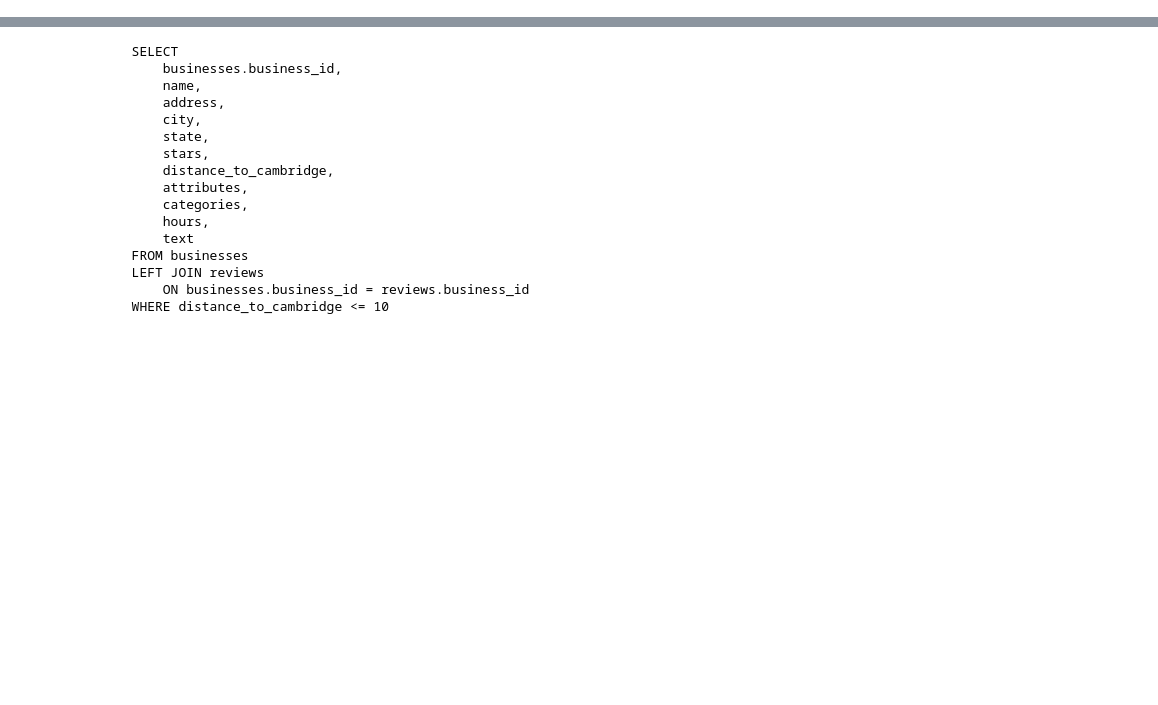
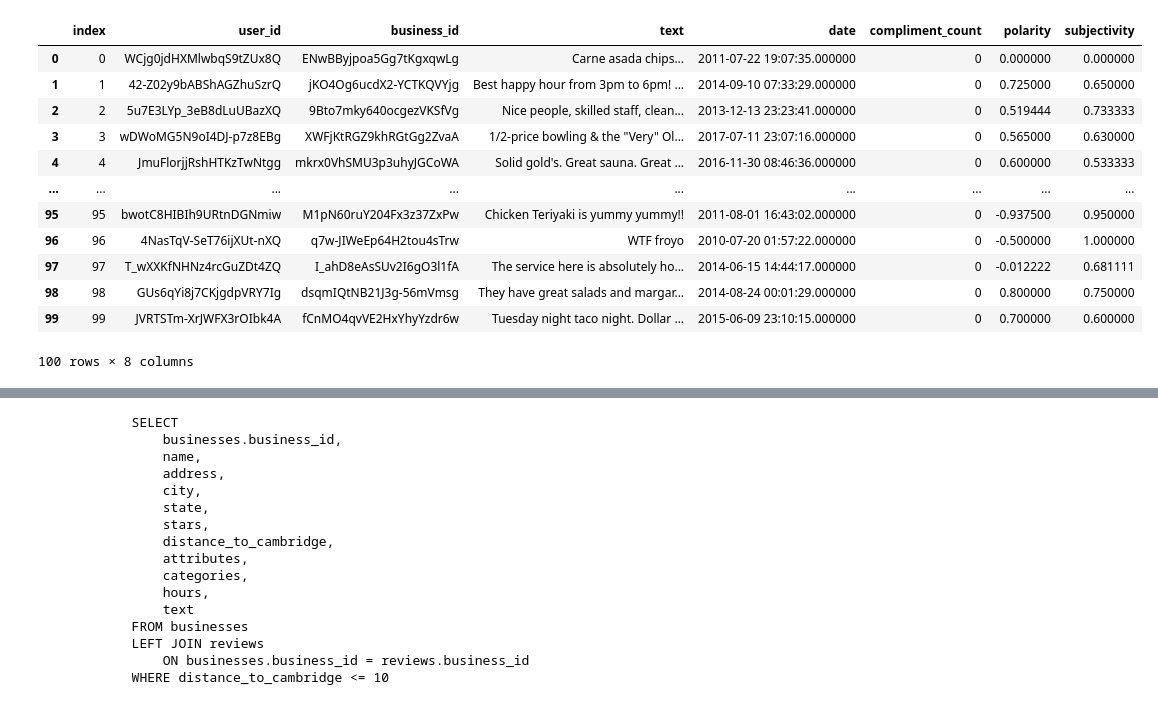
Before and after one commit to justinxu421/restaurant_planner, a Jupyter notebook: yelp.ipynb, the cells around one changed output, grey strips where cells are left out. Saved outputs shown, nothing was run; the diff lists cells and outputs as text; code cells hidden in the pictures; blank space fills up the shorter version.

```diff
--- a/yelp.ipynb
+++ b/yelp.ipynb
@@ -42,0 +143,6 @@ Wall time: 14.2 ms
+# %%
+%%time
+df_tips_100 = df_tips[:100]
+# df_tips_100['polarity'], df_tips_100['subjectivity'] = df_tips_100.text.apply(lambda x: TextBlob(x).sentiment).str
+# df_tips_100.loc[:,('polarity','subjectivity')] = df_tips_100.text.apply(lambda x: TextBlob(x).sentiment).str
+df_tips_100['polarity'], df_tips_100['subjectivity'] = zip(*df_tips_100.text.apply(lambda x: TextBlob(x).sentiment))
@@ -42,0 +156,16 @@ Wall time: 14.2 ms
+# %%
+df_tips_100
+# %% [output]
+|  | index | user_id | business_id | text | date | compliment_count | polarity | subjectivity |
+| 0 | 0 | WCjg0jdHXMlwbqS9tZUx8Q | ENwBByjpoa5Gg7tKgxqwLg | Carne asada chips... | 2011-07-22 19:07:35.000000 | 0 | 0.000000 | 0.000000 |
+| 1 | 1 | 42-Z02y9bABShAGZhuSzrQ | jKO4Og6ucdX2-YCTKQVYjg | Best happy hour from 3pm to 6pm! ... | 2014-09-10 07:33:29.000000 | 0 | 0.725000 | 0.650000 |
+| 2 | 2 | 5u7E3LYp_3eB8dLuUBazXQ | 9Bto7mky640ocgezVKSfVg | Nice people, skilled staff, clean... | 2013-12-13 23:23:41.000000 | 0 | 0.519444 | 0.733333 |
+| 3 | 3 | wDWoMG5N9oI4DJ-p7z8EBg | XWFjKtRGZ9khRGtGg2ZvaA | 1/2-price bowling & the "Very" Ol... | 2017-07-11 23:07:16.000000 | 0 | 0.565000 | 0.630000 |
+| 4 | 4 | JmuFlorjjRshHTKzTwNtgg | mkrx0VhSMU3p3uhyJGCoWA | Solid gold's. Great sauna. Great ... | 2016-11-30 08:46:36.000000 | 0 | 0.600000 | 0.533333 |
+| ... | ... | ... | ... | ... | ... | ... | ... | ... |
+| 95 | 95 | bwotC8HIBIh9URtnDGNmiw | M1pN60ruY204Fx3z37ZxPw | Chicken Teriyaki is yummy yummy!! | 2011-08-01 16:43:02.000000 | 0 | -0.937500 | 0.950000 |
+| 96 | 96 | 4NasTqV-SeT76ijXUt-nXQ | q7w-JIWeEp64H2tou4sTrw | WTF froyo | 2010-07-20 01:57:22.000000 | 0 | -0.500000 | 1.000000 |
+| 97 | 97 | T_wXXKfNHNz4rcGuZDt4ZQ | I_ahD8eAsSUv2I6gO3l1fA | The service here is absolutely ho... | 2014-06-15 14:44:17.000000 | 0 | -0.012222 | 0.681111 |
+| 98 | 98 | GUs6qYi8j7CKjgdpVRY7Ig | dsqmIQtNB21J3g-56mVmsg | They have great salads and margar... | 2014-08-24 00:01:29.000000 | 0 | 0.800000 | 0.750000 |
+| 99 | 99 | JVRTSTm-XrJWFX3rOIbk4A | fCnMO4qvVE2HxYhyYzdr6w | Tuesday night taco night. Dollar ... | 2015-06-09 23:10:15.000000 | 0 | 0.700000 | 0.600000 |
+100 rows × 8 columns
```
Also changed, not shown: parts of 24 cells of this notebook, 4 other files.
